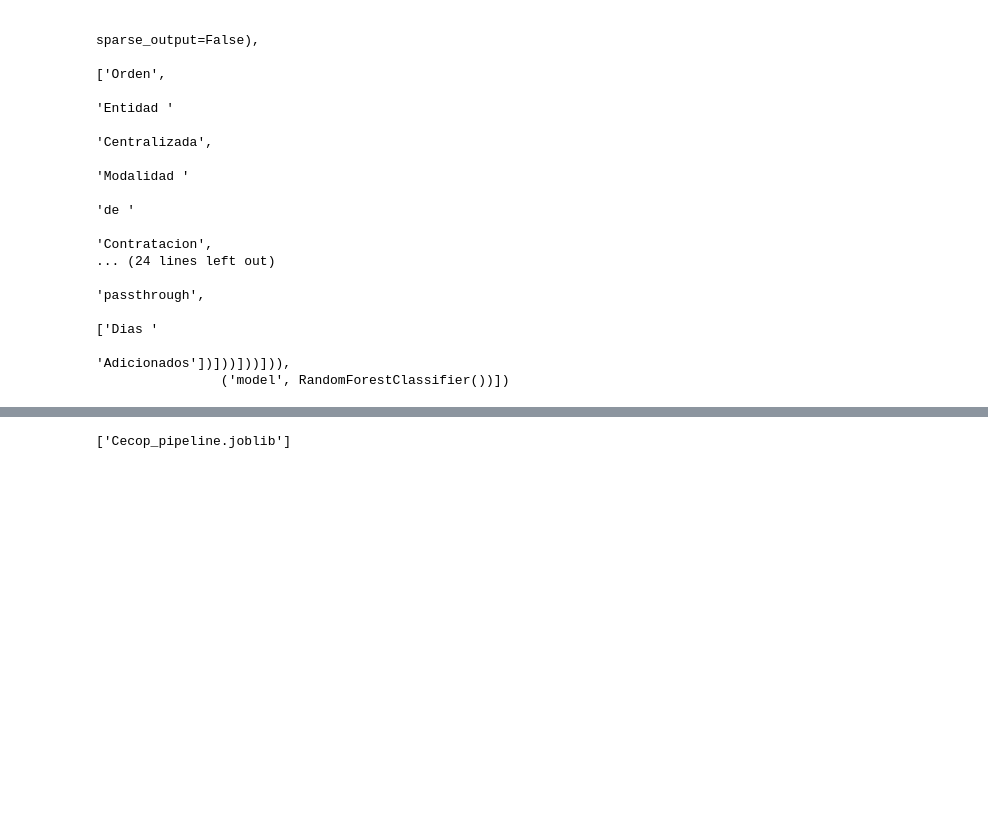
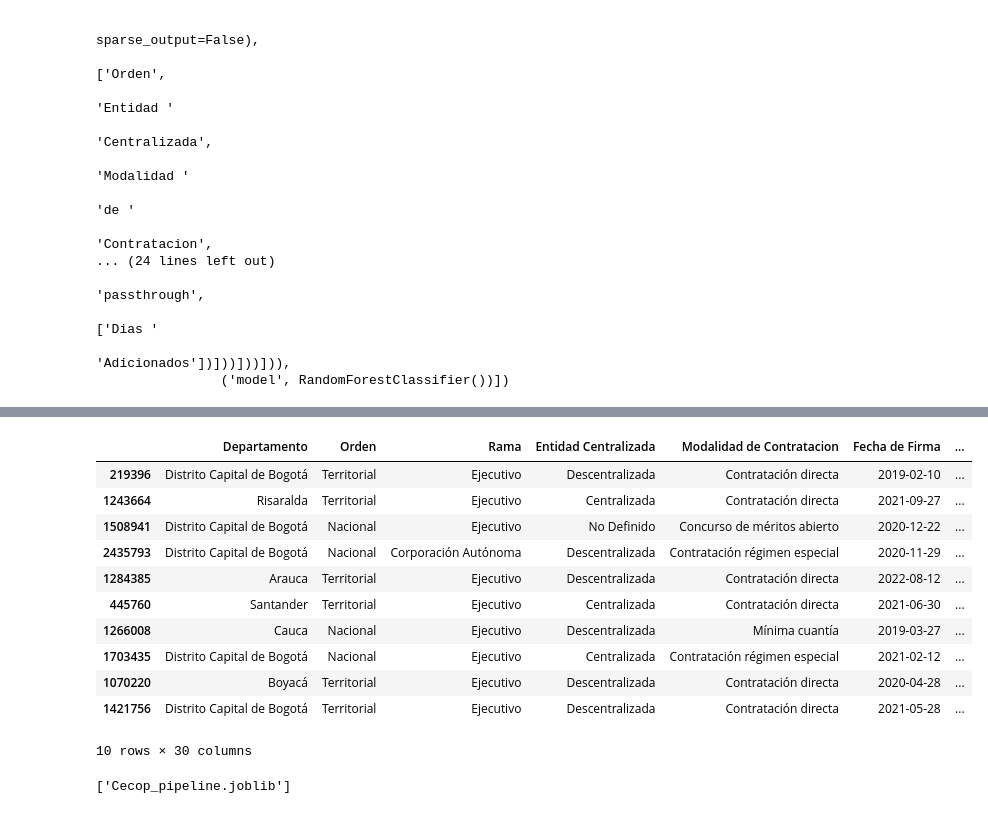
Before and after one commit to radiazg/secop_project, a Jupyter notebook: notebooks/Secop.ipynb, the cells around one changed output, grey strips where cells are left out. Drawn from its saved outputs; the diff is of its cells as text; code cells hidden in the pictures; blank space fills up the shorter version.

```diff
--- a/notebooks/Secop.ipynb
+++ b/notebooks/Secop.ipynb
@@ -416,0 +423,19 @@ print(recall_score(test_pred_y, test_y))
+# %%
+
+test_x[['proba_NoCerrado','proba_Cerrado']] = final_inference_pipeline.predict_proba(test_x)
+# %%
+
+test_x.head(10)
+# %% [output]
+|  | Departamento | Orden | Rama | Entidad Centralizada | Modalidad de Contratacion | Fecha de Firma | ... |
+| 219396 | Distrito Capital de Bogotá | Territorial | Ejecutivo | Descentralizada | Contratación directa | 2019-02-10 | ... |
+| 1243664 | Risaralda | Territorial | Ejecutivo | Centralizada | Contratación directa | 2021-09-27 | ... |
+| 1508941 | Distrito Capital de Bogotá | Nacional | Ejecutivo | No Definido | Concurso de méritos abierto | 2020-12-22 | ... |
+| 2435793 | Distrito Capital de Bogotá | Nacional | Corporación Autónoma | Descentralizada | Contratación régimen especial | 2020-11-29 | ... |
+| 1284385 | Arauca | Territorial | Ejecutivo | Descentralizada | Contratación directa | 2022-08-12 | ... |
+| 445760 | Santander | Territorial | Ejecutivo | Centralizada | Contratación directa | 2021-06-30 | ... |
+| 1266008 | Cauca | Nacional | Ejecutivo | Descentralizada | Mínima cuantía | 2019-03-27 | ... |
+| 1703435 | Distrito Capital de Bogotá | Nacional | Ejecutivo | Centralizada | Contratación régimen especial | 2021-02-12 | ... |
+| 1070220 | Boyacá | Territorial | Ejecutivo | Descentralizada | Contratación directa | 2020-04-28 | ... |
+| 1421756 | Distrito Capital de Bogotá | Territorial | Ejecutivo | Descentralizada | Contratación directa | 2021-05-28 | ... |
+10 rows × 30 columns
```
Also changed, not shown: parts of 5 cells of this notebook.
